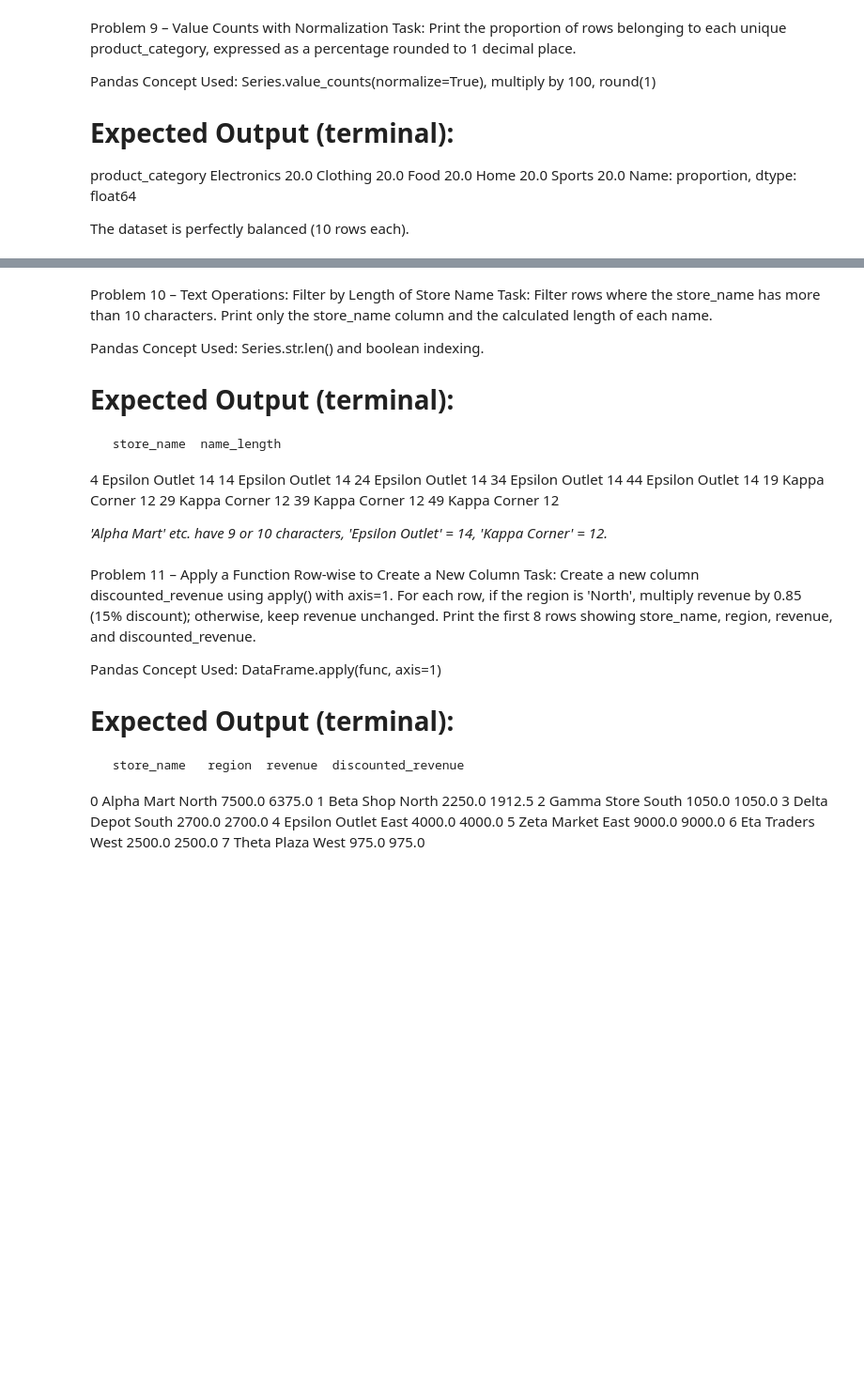
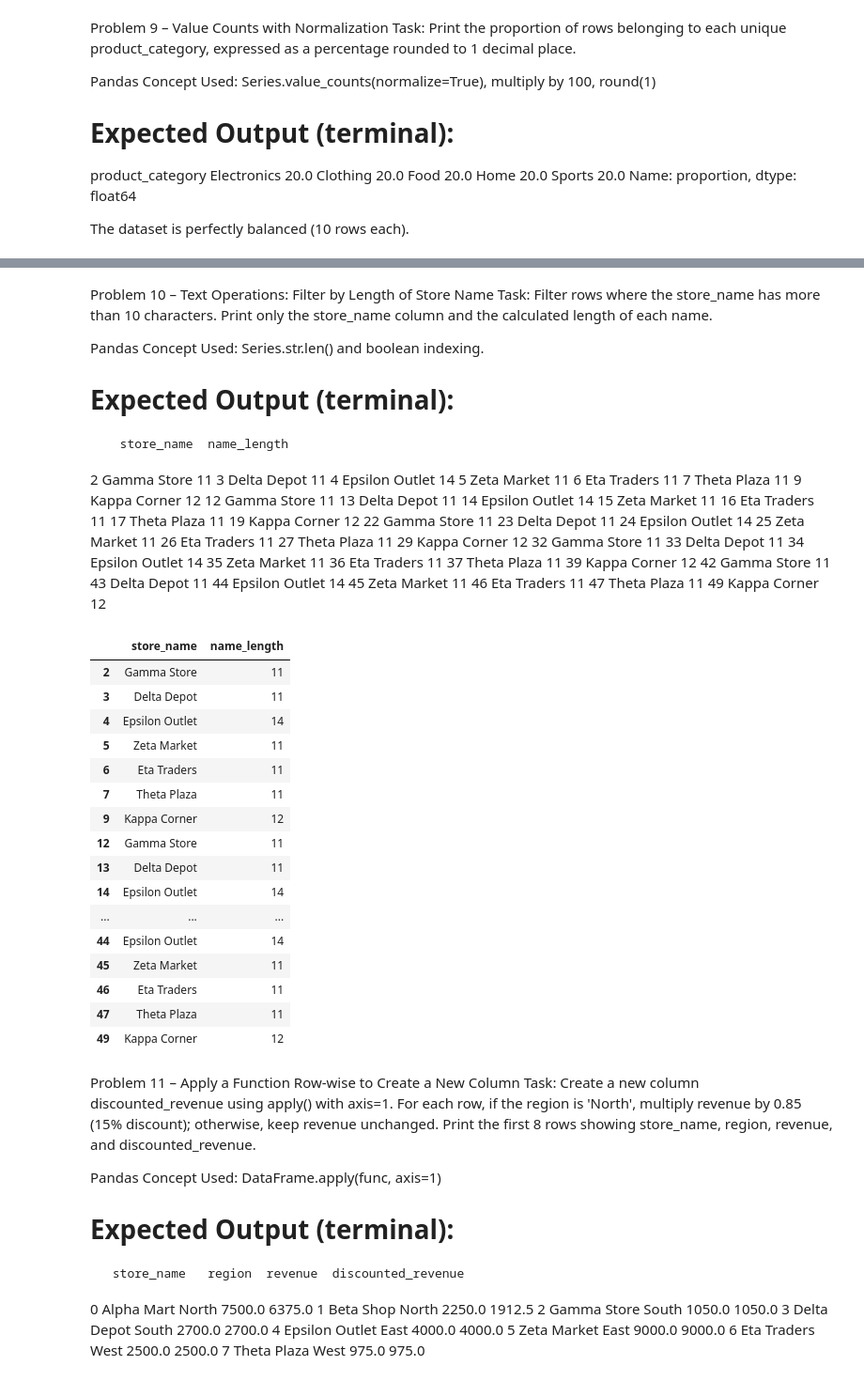
Before and after one commit to JerickJualo/Pandas---Problem-Solving---DeepSeek, a Jupyter notebook: Problem Solving/Data Handling Notebooks/Data Handling - Intermediate.ipynb, the cells around one changed output, grey strips where cells are left out. Shown at 94% size. Drawn from its saved outputs; the diff is of its cells as text; code cells hidden in the pictures; blank space fills up the shorter version.

```diff
--- a/Problem Solving/Data Handling Notebooks/Data Handling - Intermediate.ipynb
+++ b/Problem Solving/Data Handling Notebooks/Data Handling - Intermediate.ipynb
@@ -167,18 +265,65 @@ Pandas Concept Used:
 Series.str.len() and boolean indexing.
 
 # Expected Output (terminal):
-     store_name  name_length
-4   Epsilon Outlet          14
-14  Epsilon Outlet          14
-24  Epsilon Outlet          14
-34  Epsilon Outlet          14
-44  Epsilon Outlet          14
-19  Kappa Corner            12
-29  Kappa Corner            12
-39  Kappa Corner            12
-49  Kappa Corner            12
-
-*'Alpha Mart' etc. have 9 or 10 characters, 'Epsilon Outlet' = 14, 'Kappa Corner' = 12.*
+      store_name  name_length
+2    Gamma Store           11
+3    Delta Depot           11
+4  Epsilon Outlet          14
+5    Zeta Market           11
+6    Eta Traders           11
+7    Theta Plaza           11
+9   Kappa Corner           12
+12   Gamma Store           11
+13   Delta Depot           11
+14 Epsilon Outlet          14
+15   Zeta Market           11
+16   Eta Traders           11
+17   Theta Plaza           11
+19  Kappa Corner           12
+22   Gamma Store           11
+23   Delta Depot           11
+24 Epsilon Outlet          14
+25   Zeta Market           11
+26   Eta Traders           11
+27   Theta Plaza           11
+29  Kappa Corner           12
+32   Gamma Store           11
+33   Delta Depot           11
+34 Epsilon Outlet          14
+35   Zeta Market           11
+36   Eta Traders           11
+37   Theta Plaza           11
+39  Kappa Corner           12
+42   Gamma Store           11
+43   Delta Depot           11
+44 Epsilon Outlet          14
+45   Zeta Market           11
+46   Eta Traders           11
+47   Theta Plaza           11
+49  Kappa Corner           12
+# %%
+store_sales.loc[
+    store_sales['name_length'] > 10,
+    ['store_name', 'name_length']
+]
+# %% [output]
+|  | store_name | name_length |
+| 2 | Gamma Store | 11 |
+| 3 | Delta Depot | 11 |
+| 4 | Epsilon Outlet | 14 |
+| 5 | Zeta Market | 11 |
+| 6 | Eta Traders | 11 |
+| 7 | Theta Plaza | 11 |
+| 9 | Kappa Corner | 12 |
+| 12 | Gamma Store | 11 |
+| 13 | Delta Depot | 11 |
+| 14 | Epsilon Outlet | 14 |
+| ... | ... | ... |
+| 44 | Epsilon Outlet | 14 |
+| 45 | Zeta Market | 11 |
+| 46 | Eta Traders | 11 |
+| 47 | Theta Plaza | 11 |
+| 49 | Kappa Corner | 12 |
 # %% [markdown]
 Problem 11 – Apply a Function Row‑wise to Create a New Column
 Task:
```
Also changed, not shown: parts of 19 cells of this notebook.
